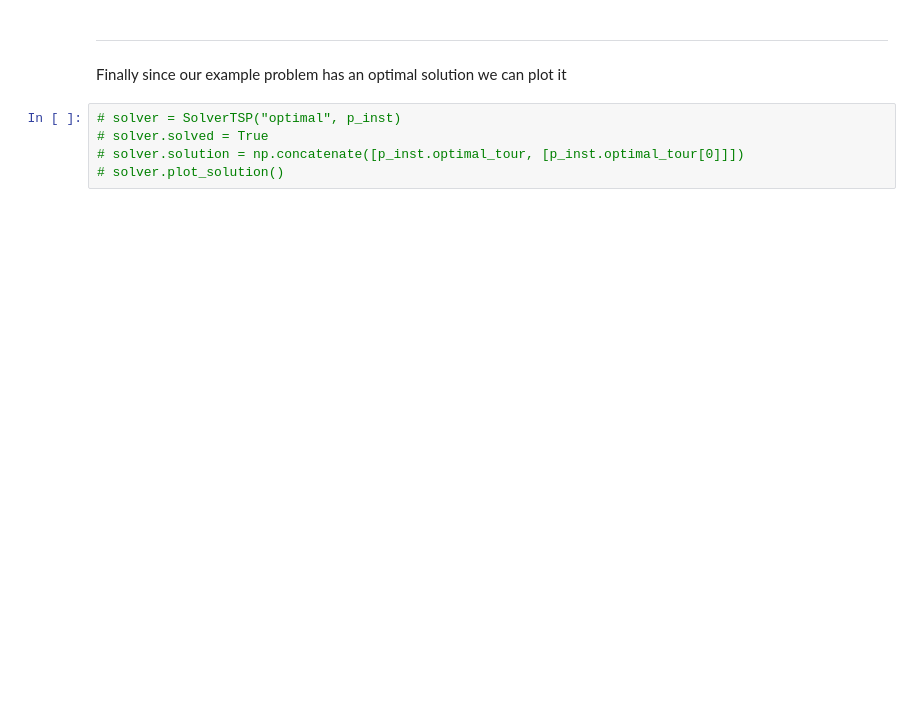
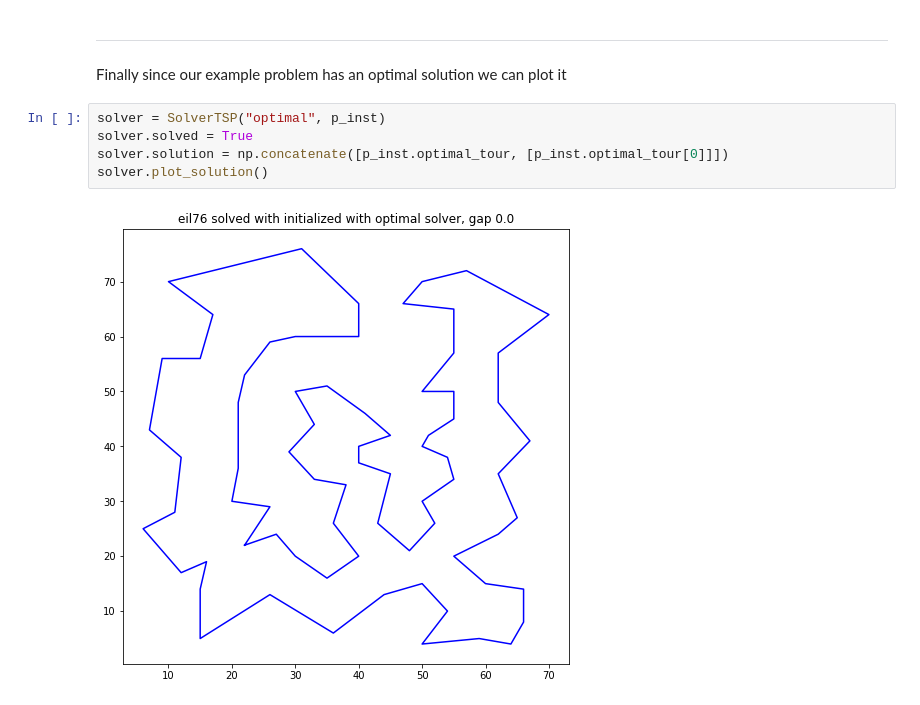
Before and after one commit to UmbertoJr/AI2022BS, a Jupyter notebook: colab/Student_lecture_1.ipynb, the cells around one changed output. Drawn from its saved outputs; the diff is of its cells as text; blank space fills up the shorter version.

```diff
--- a/colab/Student_lecture_1.ipynb
+++ b/colab/Student_lecture_1.ipynb
@@ -317,7 +345,9 @@ the solution is found in 0.0 seconds
 --------------------
 Finally since our example problem has an optimal solution we can plot it
 # %%
-# solver = SolverTSP("optimal", p_inst)
-# solver.solved = True
-# solver.solution = np.concatenate([p_inst.optimal_tour, [p_inst.optimal_tour[0]]])
-# solver.plot_solution()
+solver = SolverTSP("optimal", p_inst)
+solver.solved = True
+solver.solution = np.concatenate([p_inst.optimal_tour, [p_inst.optimal_tour[0]]])
+solver.plot_solution()
+# %% [output]
+[figure, added]
```
Also changed, not shown: parts of 8 cells of this notebook.
